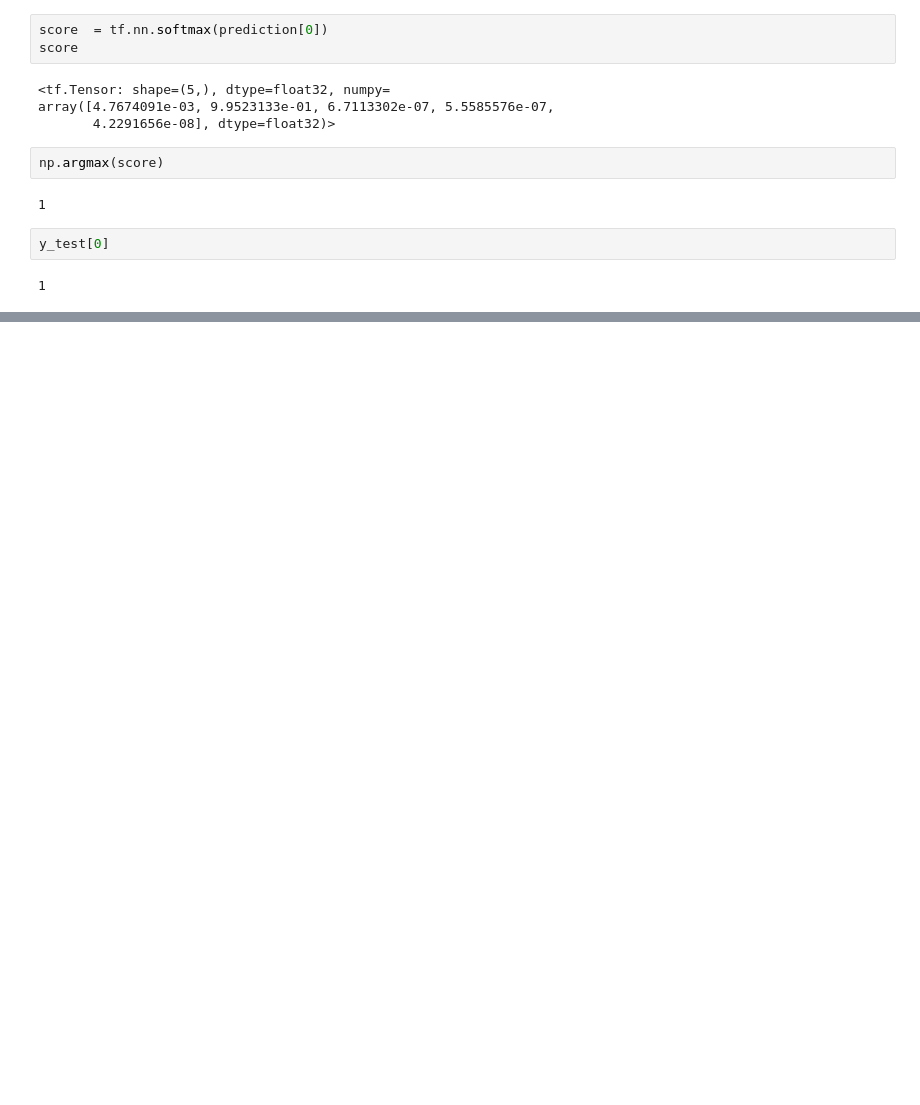
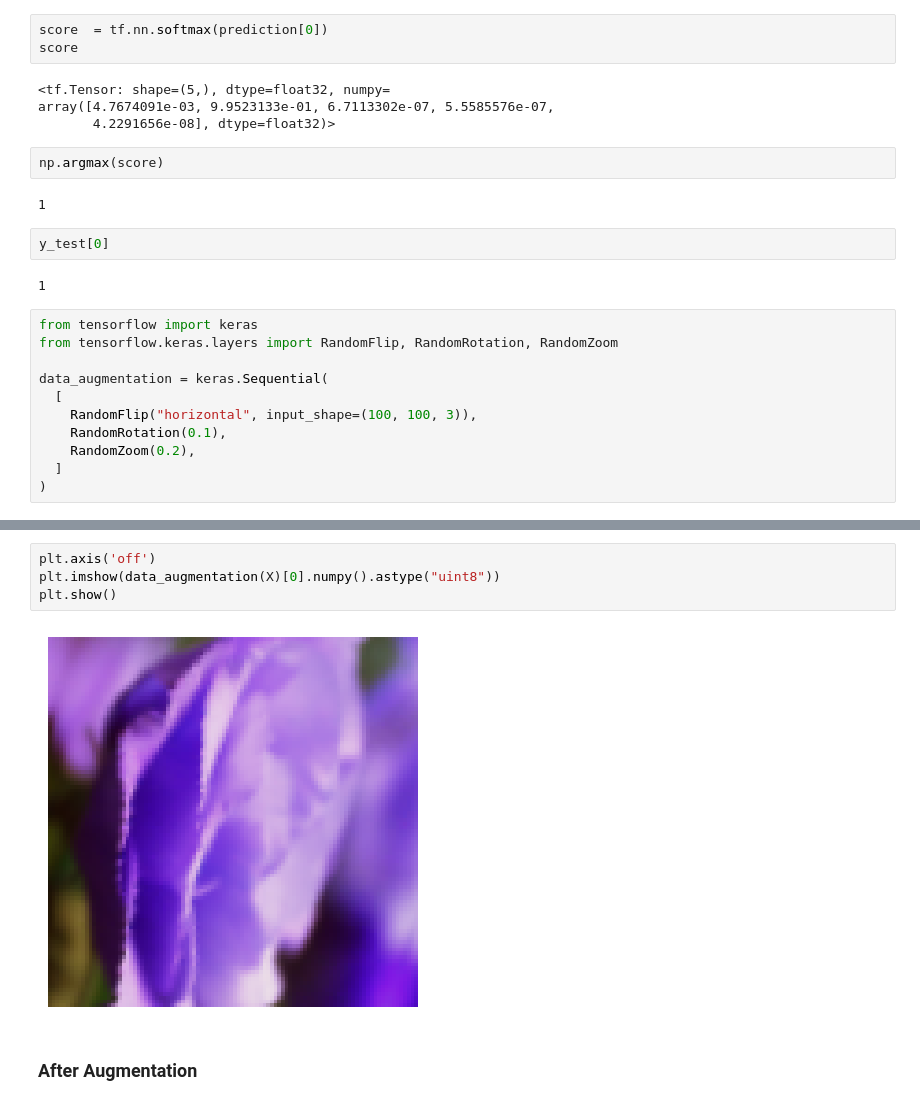
Before and after one commit to Muhammad-Ahtasham/Learnings, a Jupyter notebook: FlowerClassificationCNN.ipynb, the cells around one changed output, grey strips where cells are left out. Drawn from its saved outputs; the diff is of its cells as text; blank space fills up the shorter version.

Commit message:
Flower Classification after Data Aaugmentation

```diff
--- a/FlowerClassificationCNN.ipynb
+++ b/FlowerClassificationCNN.ipynb
@@ -197,3 +197,14 @@ np.argmax(score)
 y_test[0]
 # %% [output]
 1
+# %%
+from tensorflow import keras
+from tensorflow.keras.layers import RandomFlip, RandomRotation, RandomZoom
+
+data_augmentation = keras.Sequential(
+  [
+    RandomFlip("horizontal", input_shape=(100, 100, 3)),
+    RandomRotation(0.1),
+    RandomZoom(0.2),
+  ]
+)
@@ -199,0 +217,8 @@ y_test[0]
+# %%
+plt.axis('off')
+plt.imshow(data_augmentation(X)[0].numpy().astype("uint8"))
+plt.show()
+# %% [output]
+[figure, added]
+# %% [markdown]
+### After Augmentation
```
Also changed, not shown: parts of 4 cells of this notebook.
